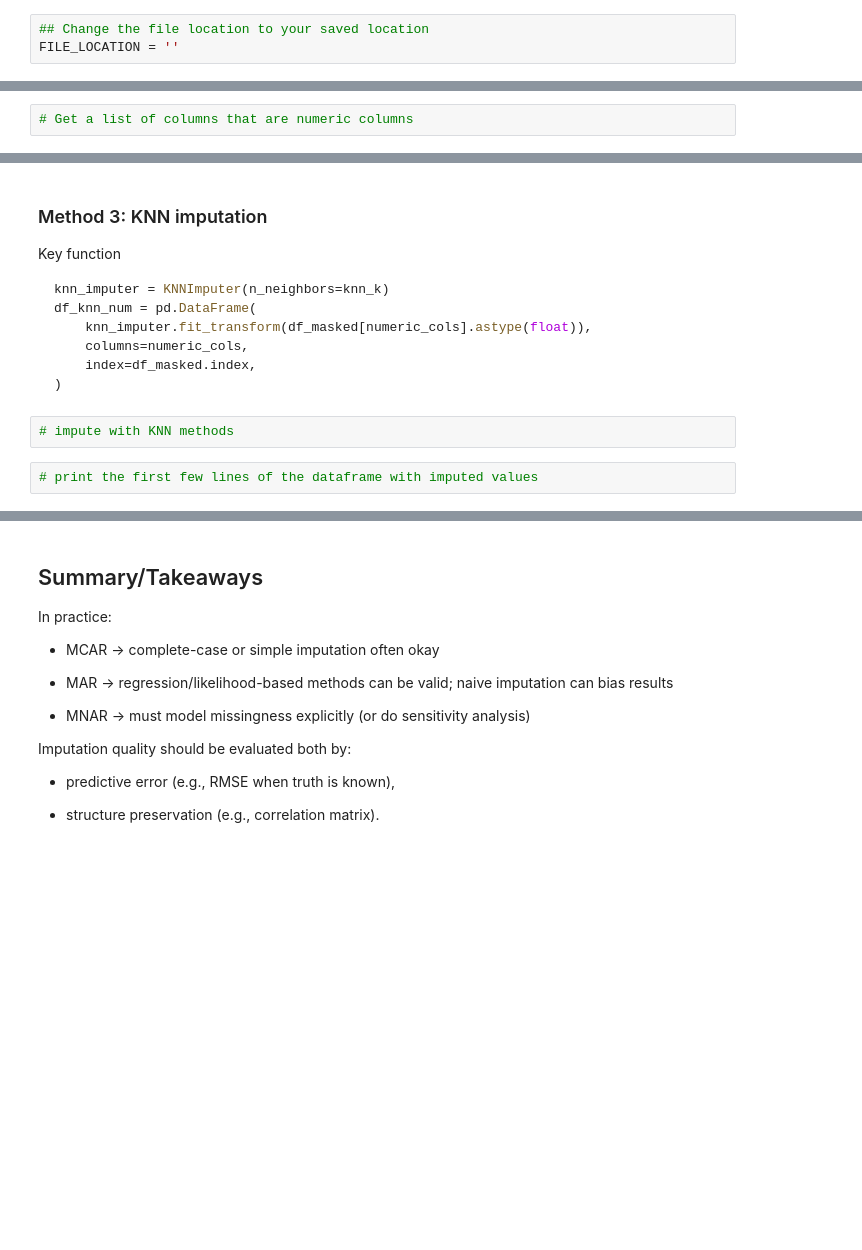
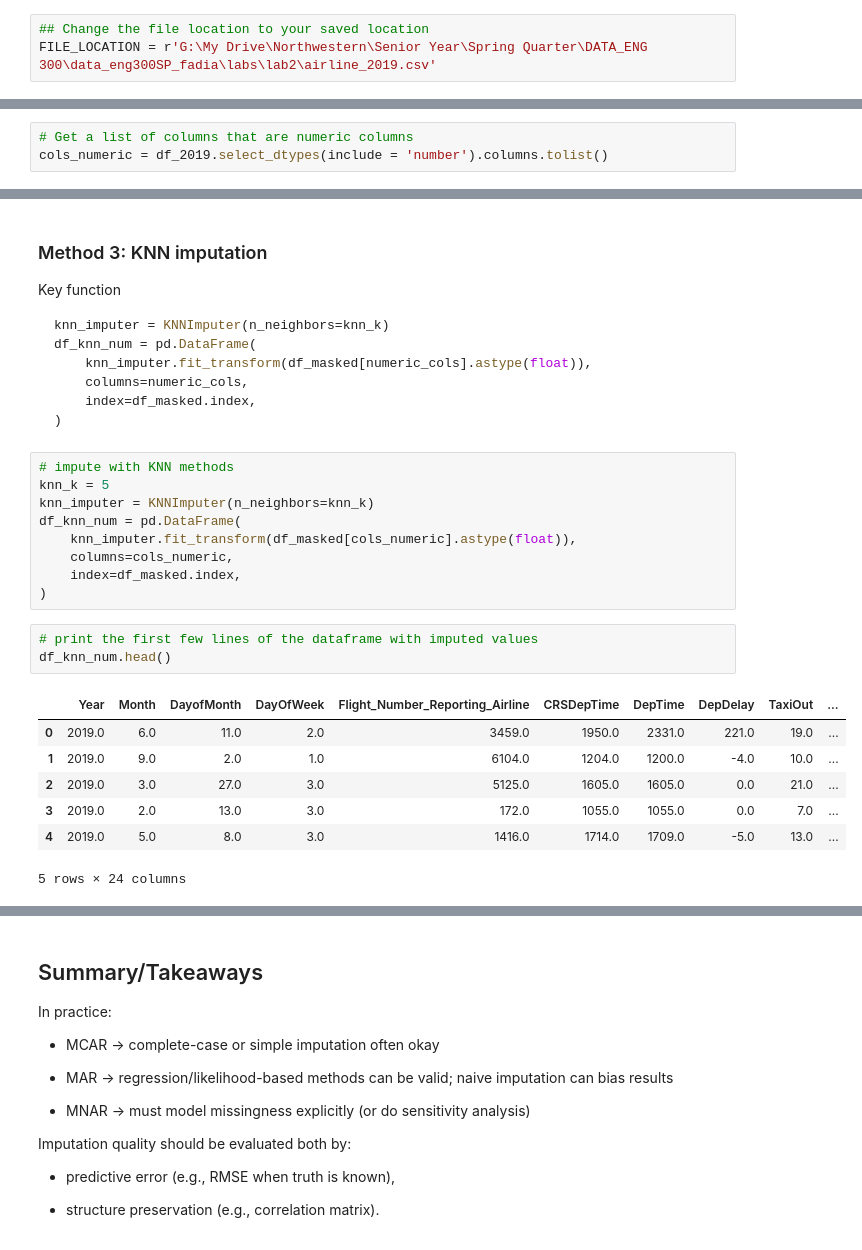
Before and after one commit to yashfadia2026/data_eng300SP_fadia, a Jupyter notebook: labs/lab2/lab2.ipynb, the cells around one changed output, grey strips where cells are left out. Saved outputs shown, nothing was run; the diff lists cells and outputs as text; blank space fills up the shorter version.

````diff
--- a/labs/lab2/lab2.ipynb
+++ b/labs/lab2/lab2.ipynb
@@ -211,7 +211,7 @@ from sklearn.compose import ColumnTransformer
 from sklearn.impute import KNNImputer, SimpleImputer
 # %%
 ## Change the file location to your saved location
-FILE_LOCATION = ''
+FILE_LOCATION = r'G:\My Drive\Northwestern\Senior Year\Spring Quarter\DATA_ENG 300\data_eng300SP_fadia\labs\lab2\airline_2019.csv'
 # %%
 ## We will use the following subset of columns
 USE_COLS = [
@@ -318,5 +347,6 @@ df_mice_num = kernel.complete_data(dataset=0)
 ```
 # %%
 # Get a list of columns that are numeric columns
+cols_numeric = df_2019.select_dtypes(include = 'number').columns.tolist()
 # %%
 # When building the MICE kernel, only use the dataset with numeric columns
@@ -339,7 +391,23 @@ df_knn_num = pd.DataFrame(
 ```
 # %%
 # impute with KNN methods
+knn_k = 5
+knn_imputer = KNNImputer(n_neighbors=knn_k)
+df_knn_num = pd.DataFrame(
+    knn_imputer.fit_transform(df_masked[cols_numeric].astype(float)),
+    columns=cols_numeric,
+    index=df_masked.index,
+)
 # %%
 # print the first few lines of the dataframe with imputed values
+df_knn_num.head()
+# %% [output]
+|  | Year | Month | DayofMonth | DayOfWeek | Flight_Number_Reporting_Airline | CRSDepTime | DepTime | DepDelay | TaxiOut | ... |
+| 0 | 2019.0 | 6.0 | 11.0 | 2.0 | 3459.0 | 1950.0 | 2331.0 | 221.0 | 19.0 | ... |
+| 1 | 2019.0 | 9.0 | 2.0 | 1.0 | 6104.0 | 1204.0 | 1200.0 | -4.0 | 10.0 | ... |
+| 2 | 2019.0 | 3.0 | 27.0 | 3.0 | 5125.0 | 1605.0 | 1605.0 | 0.0 | 21.0 | ... |
+| 3 | 2019.0 | 2.0 | 13.0 | 3.0 | 172.0 | 1055.0 | 1055.0 | 0.0 | 7.0 | ... |
+| 4 | 2019.0 | 5.0 | 8.0 | 3.0 | 1416.0 | 1714.0 | 1709.0 | -5.0 | 13.0 | ... |
+5 rows × 24 columns
 # %%
 # use .describe() methods to get key statistics of the imputed column
````
Also changed, not shown: parts of 11 cells of this notebook.
